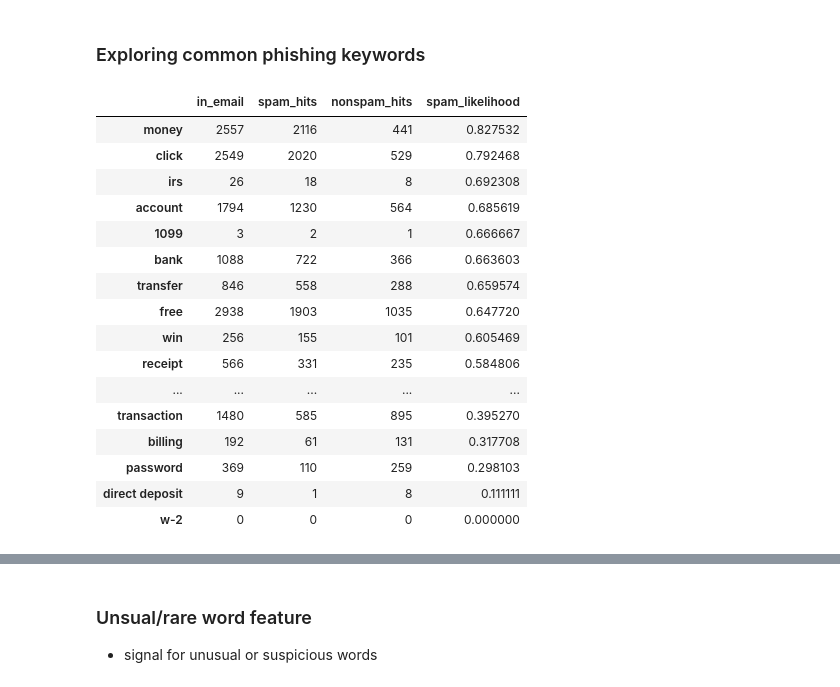
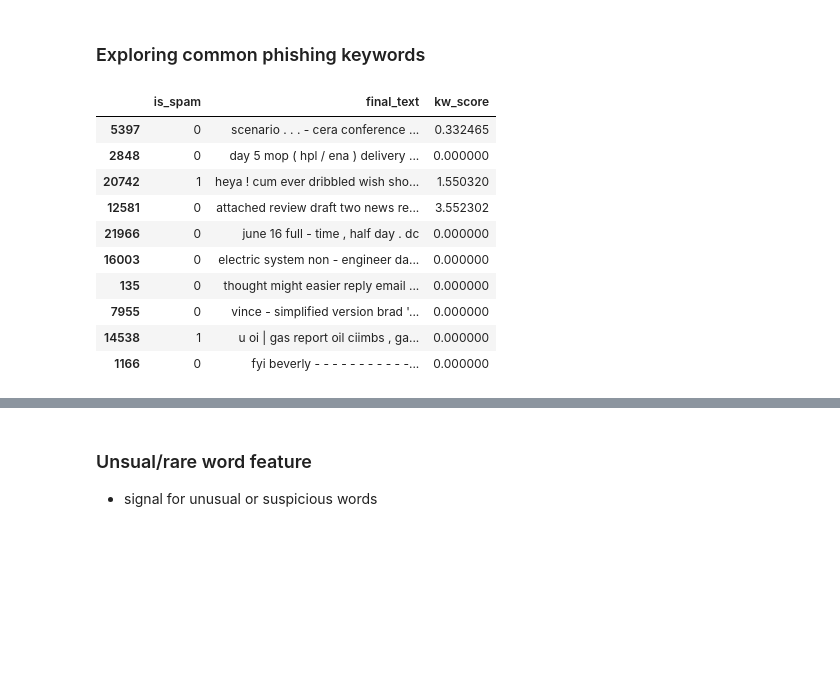
Before and after one commit to Hieuuum/phish-stx, a Jupyter notebook: notebooks/enron_1.ipynb, the cells around one changed output, grey strips where cells are left out. Saved outputs shown, nothing was run; the diff lists cells and outputs as text; code cells hidden in the pictures; blank space fills up the shorter version.

```diff
--- a/notebooks/enron_1.ipynb
+++ b/notebooks/enron_1.ipynb
@@ -182,9 +141,10 @@ dtype: float64
 ### Exploring common phishing keywords
 # %%
 key_words = [
-    'verify', 'account', 'click', 'login', 'password',
-    'bank', 'transfer', 'free', 'win', 'payment', 'transaction', 'transfer', 'money', 'tax', 'receipt', 'billing',
-    'urgent'
+    'click', 'login', 'transfer', 'free', 'win', 'payment', 'transaction', 'transfer', 'money', 'tax', 'receipt',
+    'urgent', 'verify account', 'act', 'confirm', 'view', 'unusual', "limited",
+    "new", "message", "required", "action", "document", "verification","special", "offer"
+
 ]
 
 # Dictionary to hold keyword summary
@@ -211,23 +171,31 @@ for w in key_words:
 # Convert to DataFrame for viewing
 kw_df = pd.DataFrame.from_dict(kw_summary, orient='index').sort_values('spam_likelihood', ascending=False)
 kw_df
+
+spam_likelihood_dict = kw_df['spam_likelihood'].to_dict()
+
+def keyword_likelihood_score(text):
+    score = 0
+    for kw, likelihood in spam_likelihood_dict.items():
+        if re.search(r'\b' + re.escape(kw) + r'\b', text, flags=re.IGNORECASE):
+            score += likelihood
+    return score
+
+# Add feature to DF
+df['kw_score'] = df['final_text'].apply(keyword_likelihood_score)
-# %% [output]
-|  | in_email | spam_hits | nonspam_hits | spam_likelihood |
-| money | 2557 | 2116 | 441 | 0.827532 |
-| click | 2549 | 2020 | 529 | 0.792468 |
-| irs | 26 | 18 | 8 | 0.692308 |
-| account | 1794 | 1230 | 564 | 0.685619 |
-| 1099 | 3 | 2 | 1 | 0.666667 |
-| bank | 1088 | 722 | 366 | 0.663603 |
-| transfer | 846 | 558 | 288 | 0.659574 |
-| free | 2938 | 1903 | 1035 | 0.647720 |
-| win | 256 | 155 | 101 | 0.605469 |
-| receipt | 566 | 331 | 235 | 0.584806 |
-| ... | ... | ... | ... | ... |
-| transaction | 1480 | 585 | 895 | 0.395270 |
-| billing | 192 | 61 | 131 | 0.317708 |
-| password | 369 | 110 | 259 | 0.298103 |
-| direct deposit | 9 | 1 | 8 | 0.111111 |
-| w-2 | 0 | 0 | 0 | 0.000000 |
+# %%
+df.sample(10)
+# %% [output]
+|  | is_spam | final_text | kw_score |
+| 5397 | 0 | scenario . . . - cera conference ... | 0.332465 |
+| 2848 | 0 | day 5 mop ( hpl / ena ) delivery ... | 0.000000 |
+| 20742 | 1 | heya ! cum ever dribbled wish sho... | 1.550320 |
+| 12581 | 0 | attached review draft two news re... | 3.552302 |
+| 21966 | 0 | june 16 full - time , half day . dc | 0.000000 |
+| 16003 | 0 | electric system non - engineer da... | 0.000000 |
+| 135 | 0 | thought might easier reply email ... | 0.000000 |
+| 7955 | 0 | vince - simplified version brad '... | 0.000000 |
+| 14538 | 1 | u oi | gas report oil ciimbs , ga... | 0.000000 |
+| 1166 | 0 | fyi beverly - - - - - - - - - - -... | 0.000000 |
 # %%
 df['word_count'] = df['final_text'].apply(lambda x: len(str(x).split()))
```
Also changed, not shown: parts of 28 cells of this notebook, 1 other file.
